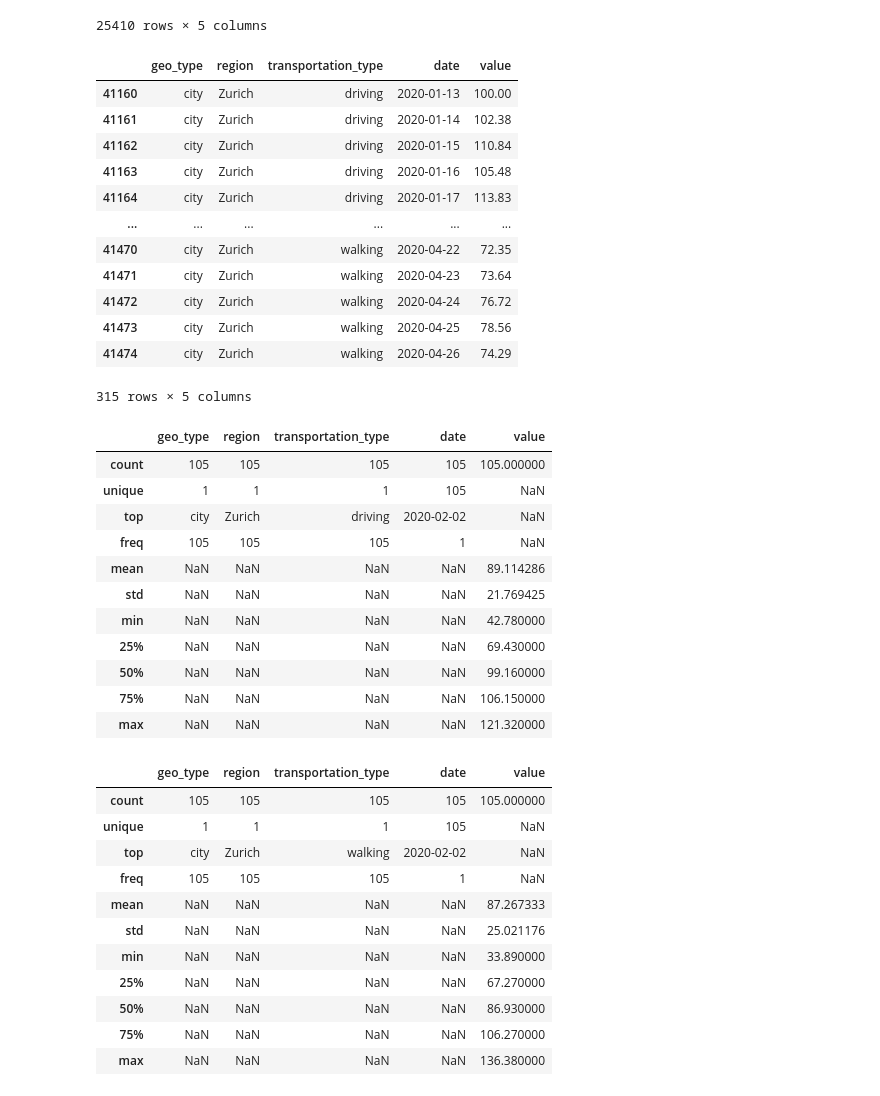
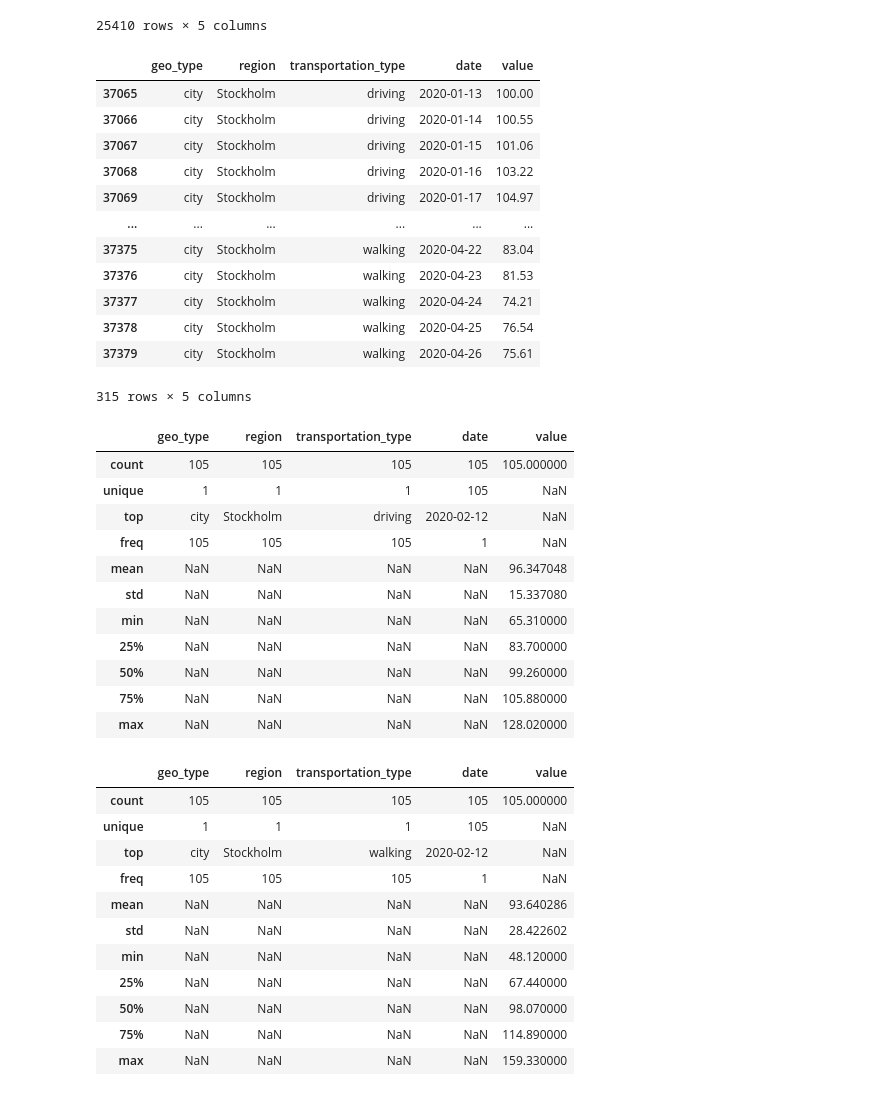
Before and after one commit to rockhound03/CovidDataExplore, a Jupyter notebook: Covid_analytics.ipynb, the cells around one changed output. Saved outputs shown, nothing was run; the diff lists cells and outputs as text; code cells hidden in the pictures.

```diff
--- a/Covid_analytics.ipynb
+++ b/Covid_analytics.ipynb
@@ -229,20 +245,20 @@ city_df
 | 41474 | city | Zurich | walking | 2020-04-26 | 74.29 |
 25410 rows × 5 columns
 # %%
-zurich = city_df.loc[city_df['region'] == "Zurich"]
-zurich
+indy_location = city_df.loc[city_df['region'] == "Stockholm"]
+indy_location
 # %% [output]
 |  | geo_type | region | transportation_type | date | value |
-| 41160 | city | Zurich | driving | 2020-01-13 | 100.00 |
-| 41161 | city | Zurich | driving | 2020-01-14 | 102.38 |
-| 41162 | city | Zurich | driving | 2020-01-15 | 110.84 |
-| 41163 | city | Zurich | driving | 2020-01-16 | 105.48 |
-| 41164 | city | Zurich | driving | 2020-01-17 | 113.83 |
+| 37065 | city | Stockholm | driving | 2020-01-13 | 100.00 |
+| 37066 | city | Stockholm | driving | 2020-01-14 | 100.55 |
+| 37067 | city | Stockholm | driving | 2020-01-15 | 101.06 |
+| 37068 | city | Stockholm | driving | 2020-01-16 | 103.22 |
+| 37069 | city | Stockholm | driving | 2020-01-17 | 104.97 |
 | ... | ... | ... | ... | ... | ... |
-| 41470 | city | Zurich | walking | 2020-04-22 | 72.35 |
-| 41471 | city | Zurich | walking | 2020-04-23 | 73.64 |
-| 41472 | city | Zurich | walking | 2020-04-24 | 76.72 |
-| 41473 | city | Zurich | walking | 2020-04-25 | 78.56 |
-| 41474 | city | Zurich | walking | 2020-04-26 | 74.29 |
+| 37375 | city | Stockholm | walking | 2020-04-22 | 83.04 |
+| 37376 | city | Stockholm | walking | 2020-04-23 | 81.53 |
+| 37377 | city | Stockholm | walking | 2020-04-24 | 74.21 |
+| 37378 | city | Stockholm | walking | 2020-04-25 | 76.54 |
+| 37379 | city | Stockholm | walking | 2020-04-26 | 75.61 |
 315 rows × 5 columns
 # %%
@@ -252,31 +268,31 @@ for move_type in move_type_list:
 # %%
-zurich_moving[0].describe(include='all')
+indy_location_moving[0].describe(include='all')
 # %% [output]
 |  | geo_type | region | transportation_type | date | value |
 | count | 105 | 105 | 105 | 105 | 105.000000 |
 | unique | 1 | 1 | 1 | 105 | NaN |
-| top | city | Zurich | driving | 2020-02-02 | NaN |
+| top | city | Stockholm | driving | 2020-02-12 | NaN |
 | freq | 105 | 105 | 105 | 1 | NaN |
-| mean | NaN | NaN | NaN | NaN | 89.114286 |
-| std | NaN | NaN | NaN | NaN | 21.769425 |
-| min | NaN | NaN | NaN | NaN | 42.780000 |
-| 25% | NaN | NaN | NaN | NaN | 69.430000 |
-| 50% | NaN | NaN | NaN | NaN | 99.160000 |
-| 75% | NaN | NaN | NaN | NaN | 106.150000 |
-| max | NaN | NaN | NaN | NaN | 121.320000 |
+| mean | NaN | NaN | NaN | NaN | 96.347048 |
+| std | NaN | NaN | NaN | NaN | 15.337080 |
+| min | NaN | NaN | NaN | NaN | 65.310000 |
+| 25% | NaN | NaN | NaN | NaN | 83.700000 |
+| 50% | NaN | NaN | NaN | NaN | 99.260000 |
+| 75% | NaN | NaN | NaN | NaN | 105.880000 |
+| max | NaN | NaN | NaN | NaN | 128.020000 |
 # %%
-zurich_moving[1].describe(include='all')
+indy_location_moving[1].describe(include='all')
 # %% [output]
 |  | geo_type | region | transportation_type | date | value |
 | count | 105 | 105 | 105 | 105 | 105.000000 |
 | unique | 1 | 1 | 1 | 105 | NaN |
-| top | city | Zurich | walking | 2020-02-02 | NaN |
+| top | city | Stockholm | walking | 2020-02-12 | NaN |
 | freq | 105 | 105 | 105 | 1 | NaN |
-| mean | NaN | NaN | NaN | NaN | 87.267333 |
-| std | NaN | NaN | NaN | NaN | 25.021176 |
-| min | NaN | NaN | NaN | NaN | 33.890000 |
-| 25% | NaN | NaN | NaN | NaN | 67.270000 |
-| 50% | NaN | NaN | NaN | NaN | 86.930000 |
-| 75% | NaN | NaN | NaN | NaN | 106.270000 |
-| max | NaN | NaN | NaN | NaN | 136.380000 |
+| mean | NaN | NaN | NaN | NaN | 93.640286 |
+| std | NaN | NaN | NaN | NaN | 28.422602 |
+| min | NaN | NaN | NaN | NaN | 48.120000 |
+| 25% | NaN | NaN | NaN | NaN | 67.440000 |
+| 50% | NaN | NaN | NaN | NaN | 98.070000 |
+| 75% | NaN | NaN | NaN | NaN | 114.890000 |
+| max | NaN | NaN | NaN | NaN | 159.330000 |
 # %%
```
Also changed, not shown: parts of 29 cells of this notebook.
